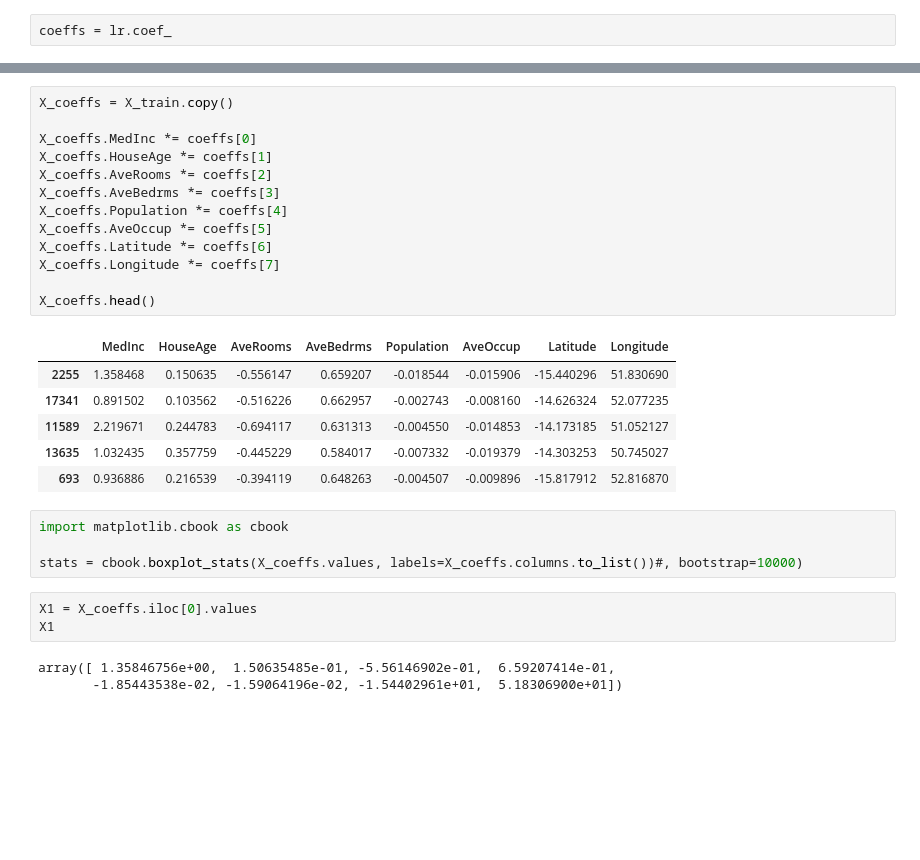
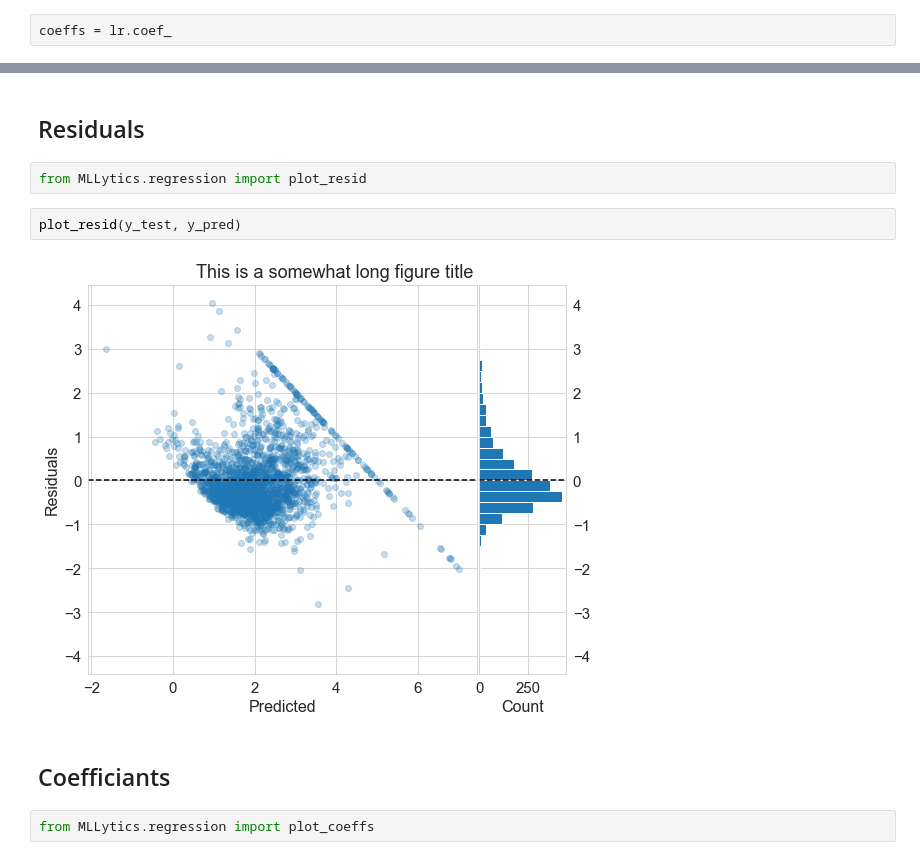
Before and after one commit to scottclay/MLLytics, a Jupyter notebook: examples/regression.ipynb, the cells around one changed output, grey strips where cells are left out. Cells and saved outputs as stored; diff of their text form; blank space fills up the shorter version.

```diff
--- a/examples/regression.ipynb
+++ b/examples/regression.ipynb
@@ -92,30 +48,12 @@ cols
-# %%
-X_coeffs = X_train.copy()
-
-X_coeffs.MedInc *= coeffs[0]
-X_coeffs.HouseAge *= coeffs[1]
-X_coeffs.AveRooms *= coeffs[2]
-X_coeffs.AveBedrms *= coeffs[3]
-X_coeffs.Population *= coeffs[4]
-X_coeffs.AveOccup *= coeffs[5]
-X_coeffs.Latitude *= coeffs[6]
-X_coeffs.Longitude *= coeffs[7]
-
-X_coeffs.head()
-# %% [output]
-|  | MedInc | HouseAge | AveRooms | AveBedrms | Population | AveOccup | Latitude | Longitude |
-| 2255 | 1.358468 | 0.150635 | -0.556147 | 0.659207 | -0.018544 | -0.015906 | -15.440296 | 51.830690 |
-| 17341 | 0.891502 | 0.103562 | -0.516226 | 0.662957 | -0.002743 | -0.008160 | -14.626324 | 52.077235 |
-| 11589 | 2.219671 | 0.244783 | -0.694117 | 0.631313 | -0.004550 | -0.014853 | -14.173185 | 51.052127 |
-| 13635 | 1.032435 | 0.357759 | -0.445229 | 0.584017 | -0.007332 | -0.019379 | -14.303253 | 50.745027 |
-| 693 | 0.936886 | 0.216539 | -0.394119 | 0.648263 | -0.004507 | -0.009896 | -15.817912 | 52.816870 |
-# %%
-import matplotlib.cbook as cbook
-
-stats = cbook.boxplot_stats(X_coeffs.values, labels=X_coeffs.columns.to_list())#, bootstrap=10000)
-# %%
-X1 = X_coeffs.iloc[0].values
-X1
-# %% [output]
-array([ 1.35846756e+00,  1.50635485e-01, -5.56146902e-01,  6.59207414e-01,
-       -1.85443538e-02, -1.59064196e-02, -1.54402961e+01,  5.18306900e+01])
+# %% [markdown]
+## Residuals
+# %%
+from MLLytics.regression import plot_resid
+# %%
+plot_resid(y_test, y_pred)
+# %% [output]
+[figure, added]
+# %% [markdown]
+## Coefficiants
+# %%
+from MLLytics.regression import plot_coeffs
```
Also changed, not shown: parts of 25 cells of this notebook, 8 other files.
